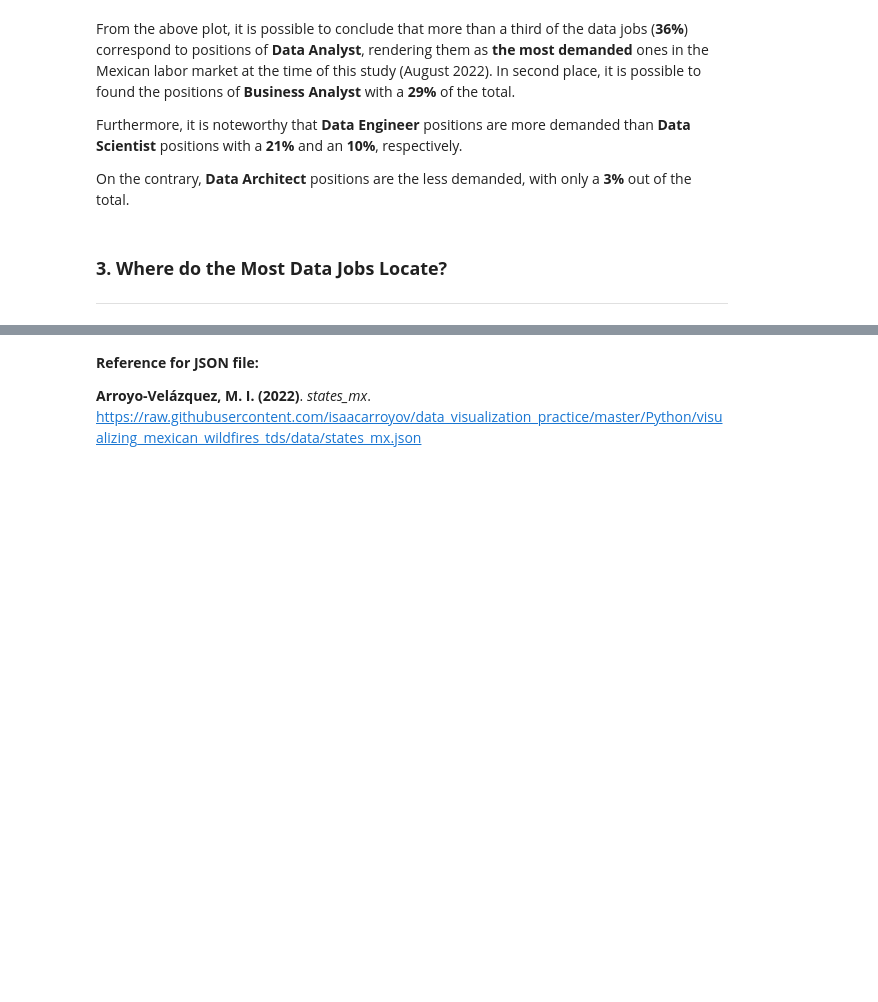
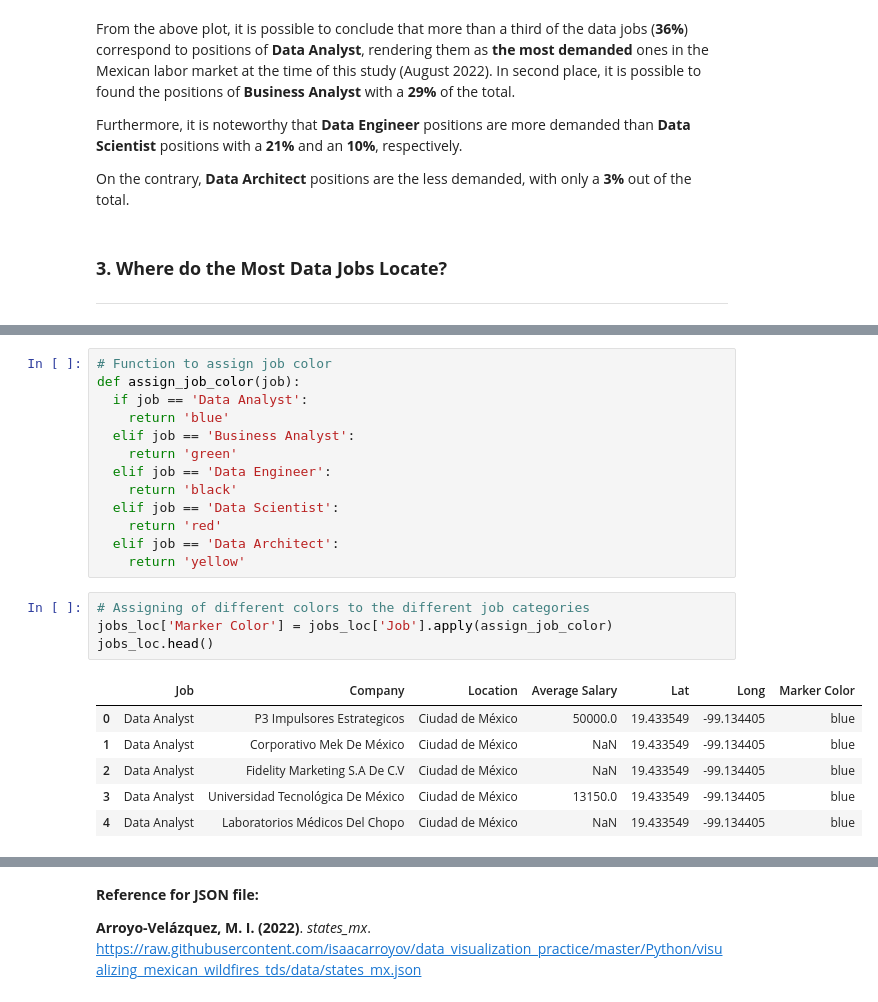
Before and after one commit to DanielEduardoLopez/DataJobsMX2022, a Jupyter notebook: 3-DataAnalysisViz.ipynb, the cells around one changed output, grey strips where cells are left out. Saved outputs shown, nothing was run; the diff lists cells and outputs as text; blank space fills up the shorter version.

```diff
--- a/3-DataAnalysisViz.ipynb
+++ b/3-DataAnalysisViz.ipynb
@@ -185,3 +244,27 @@ states_df.head(10)
+# %%
+# Function to assign job color
+def assign_job_color(job):
+  if job == 'Data Analyst':
+    return 'blue'
+  elif job == 'Business Analyst':
+    return 'green'
+  elif job == 'Data Engineer':
+    return 'black'
+  elif job == 'Data Scientist':
+    return 'red'
+  elif job == 'Data Architect':
+    return 'yellow'
+# %%
+# Assigning of different colors to the different job categories
+jobs_loc['Marker Color'] = jobs_loc['Job'].apply(assign_job_color)
+jobs_loc.head()
+# %% [output]
+|  | Job | Company | Location | Average Salary | Lat | Long | Marker Color |
+| 0 | Data Analyst | P3 Impulsores Estrategicos | Ciudad de México | 50000.0 | 19.433549 | -99.134405 | blue |
+| 1 | Data Analyst | Corporativo Mek De México | Ciudad de México | NaN | 19.433549 | -99.134405 | blue |
+| 2 | Data Analyst | Fidelity Marketing S.A De C.V | Ciudad de México | NaN | 19.433549 | -99.134405 | blue |
+| 3 | Data Analyst | Universidad Tecnológica De México | Ciudad de México | 13150.0 | 19.433549 | -99.134405 | blue |
+| 4 | Data Analyst | Laboratorios Médicos Del Chopo | Ciudad de México | NaN | 19.433549 | -99.134405 | blue |
 # %%
 # Initialization of map
 m = folium.Map(location=[24,-105], zoom_start=5)
```
Also changed, not shown: parts of 20 cells of this notebook.
